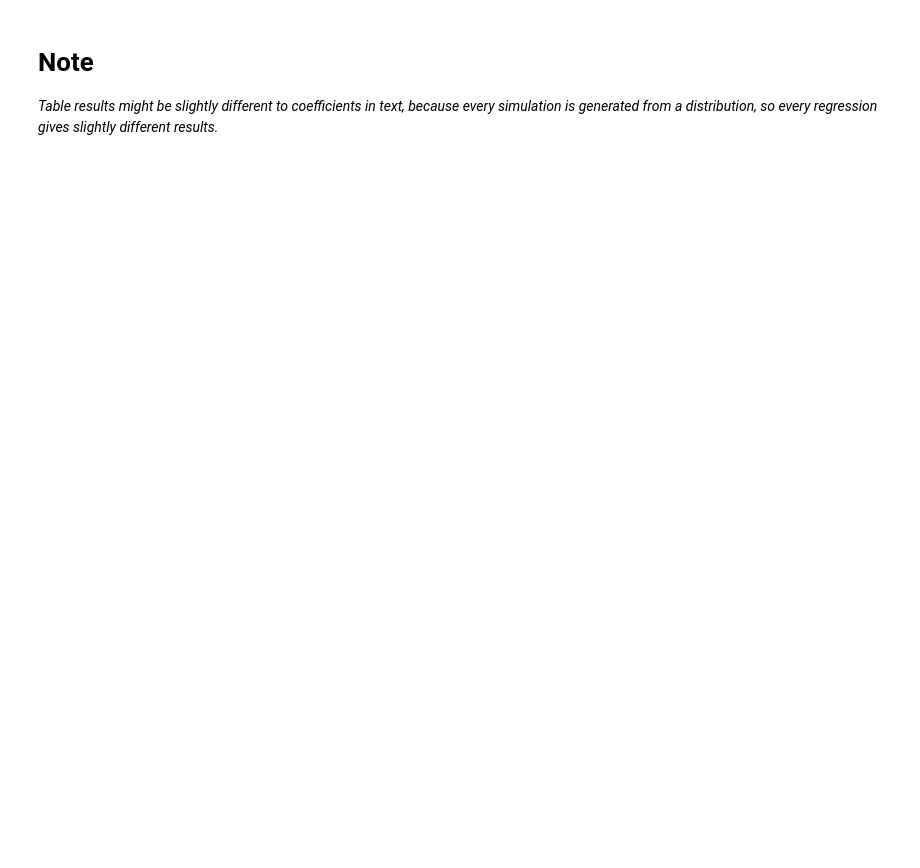
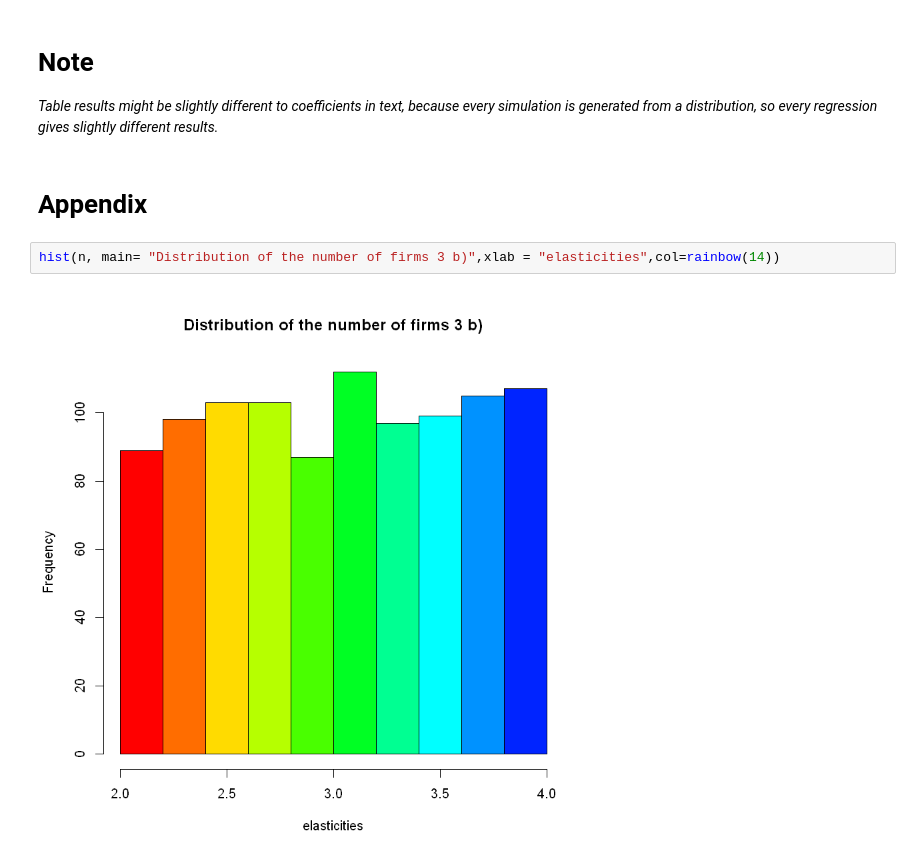
Before and after one commit to gisslab/io_problemsets, a Jupyter notebook: PS2 Questions 2 and 3 .ipynb, the cells around one changed output. Saved outputs shown, nothing was run; the diff lists cells and outputs as text; blank space fills up the shorter version.

Commit message:
Problem Set 2 Notebook  final results
Non ggplot, hideous plots., very inefficient code.  Attached pdf with the theoretical part.

```diff
--- a/PS2 Questions 2 and 3 .ipynb
+++ b/PS2 Questions 2 and 3 .ipynb
@@ -380,3 +392,9 @@ Uncertainty in marginal cost accross cities, results also in a small but negativ
 # Note
 
 *Table results might be slightly different to coefficients in text, because every simulation is generated from a distribution, so every regression gives slightly different results.*
+# %% [markdown]
+# Appendix
+# %%
+hist(n, main= "Distribution of the number of firms 3 b)",xlab = "elasticities",col=rainbow(14))
+# %% [output]
+[figure, added]
```
Also changed, not shown: parts of 24 cells of this notebook, 2 other files.
